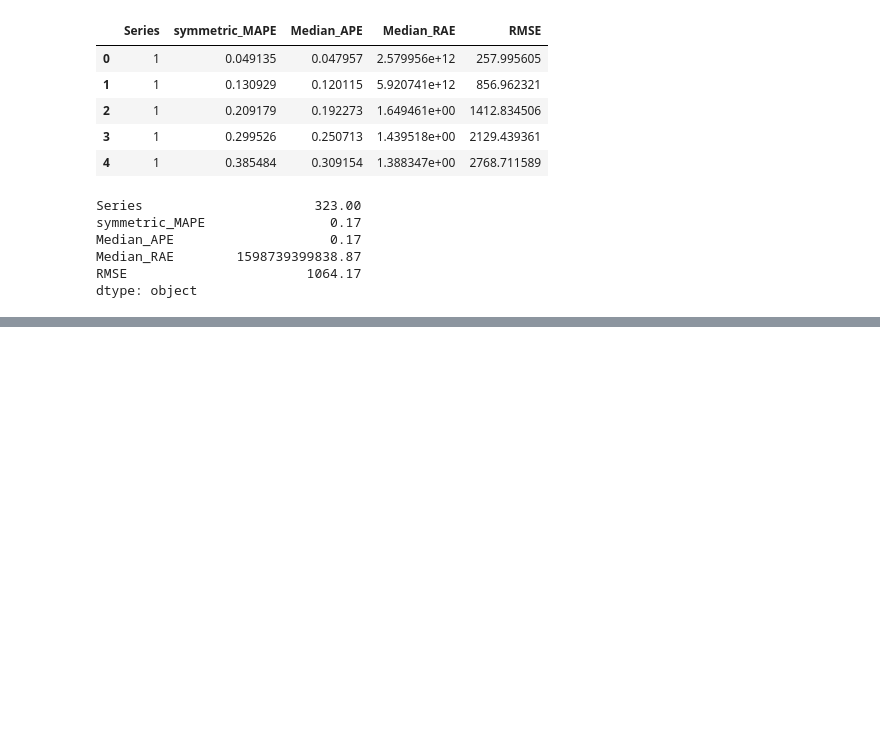
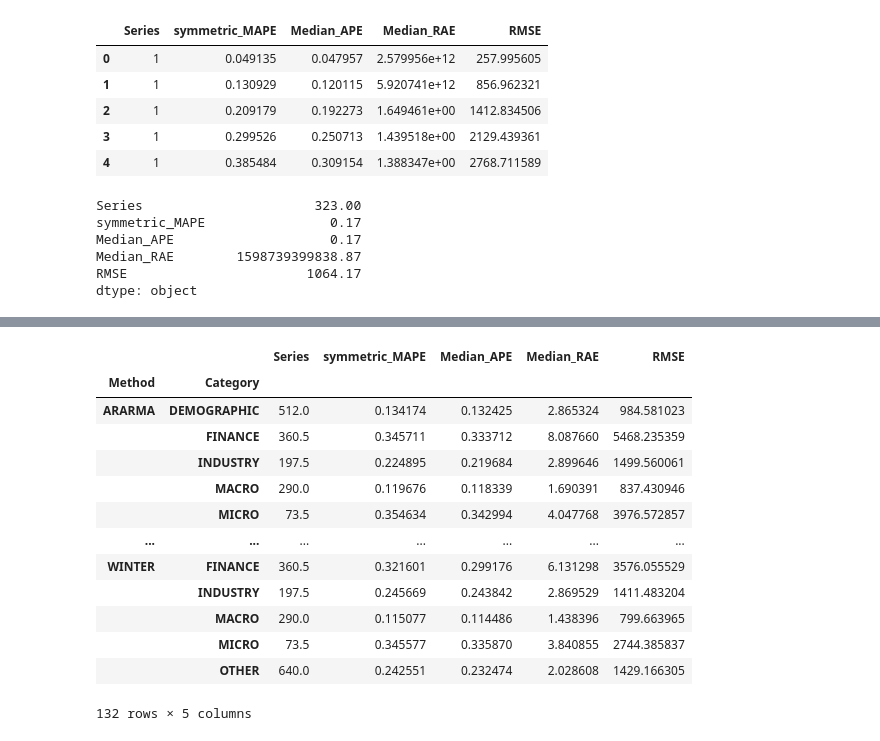
Before and after one commit to tom-alten/OutsmartingTime, a Jupyter notebook: M-Competitions/M3-Competition/M3_Yearly_eval.ipynb, the cells around one changed output, grey strips where cells are left out. Drawn from its saved outputs; the diff is of its cells as text; code cells hidden in the pictures; blank space fills up the shorter version.

Commit message:
Yearly eval in progress
Now computed metrics for previous methods, need to verify against studies

```diff
--- a/M-Competitions/M3-Competition/M3_Yearly_eval.ipynb
+++ b/M-Competitions/M3-Competition/M3_Yearly_eval.ipynb
@@ -227,0 +290,4 @@ dtype: object
+# %%
+df_long_sorted = df_long_sorted.loc[df_long_sorted['NF'] == 6]
+print(len(df_long_sorted))
+print(645*24)
@@ -227,0 +379,5 @@ dtype: object
+# %%
+df_forecast = df_long_sorted.query('Series <= 645')
+df_forecast.dropna(subset=['value'], inplace=True)
+print(df_forecast['ForecastPeriod'].unique())
+print(df_forecast['Series'].max())
@@ -227,0 +397,2 @@ dtype: object
+# %%
+test1 = calculate_all_eval_previous_methods(df_train, df_forecast)
@@ -227,0 +408,19 @@ dtype: object
+# %%
+grouped_test = test1.groupby(['Method', 'Category']).mean()
+# %%
+grouped_test
+# %% [output]
+|  |  | Series | symmetric_MAPE | Median_APE | Median_RAE | RMSE |
+| Method | Category |  |  |  |  |  |
+| ARARMA | DEMOGRAPHIC | 512.0 | 0.134174 | 0.132425 | 2.865324 | 984.581023 |
+|  | FINANCE | 360.5 | 0.345711 | 0.333712 | 8.087660 | 5468.235359 |
+|  | INDUSTRY | 197.5 | 0.224895 | 0.219684 | 2.899646 | 1499.560061 |
+|  | MACRO | 290.0 | 0.119676 | 0.118339 | 1.690391 | 837.430946 |
+|  | MICRO | 73.5 | 0.354634 | 0.342994 | 4.047768 | 3976.572857 |
+| ... | ... | ... | ... | ... | ... | ... |
+| WINTER | FINANCE | 360.5 | 0.321601 | 0.299176 | 6.131298 | 3576.055529 |
+|  | INDUSTRY | 197.5 | 0.245669 | 0.243842 | 2.869529 | 1411.483204 |
+|  | MACRO | 290.0 | 0.115077 | 0.114486 | 1.438396 | 799.663965 |
+|  | MICRO | 73.5 | 0.345577 | 0.335870 | 3.840855 | 2744.385837 |
+|  | OTHER | 640.0 | 0.242551 | 0.232474 | 2.028608 | 1429.166305 |
+132 rows × 5 columns
```
Also changed, not shown: parts of 16 cells of this notebook.
